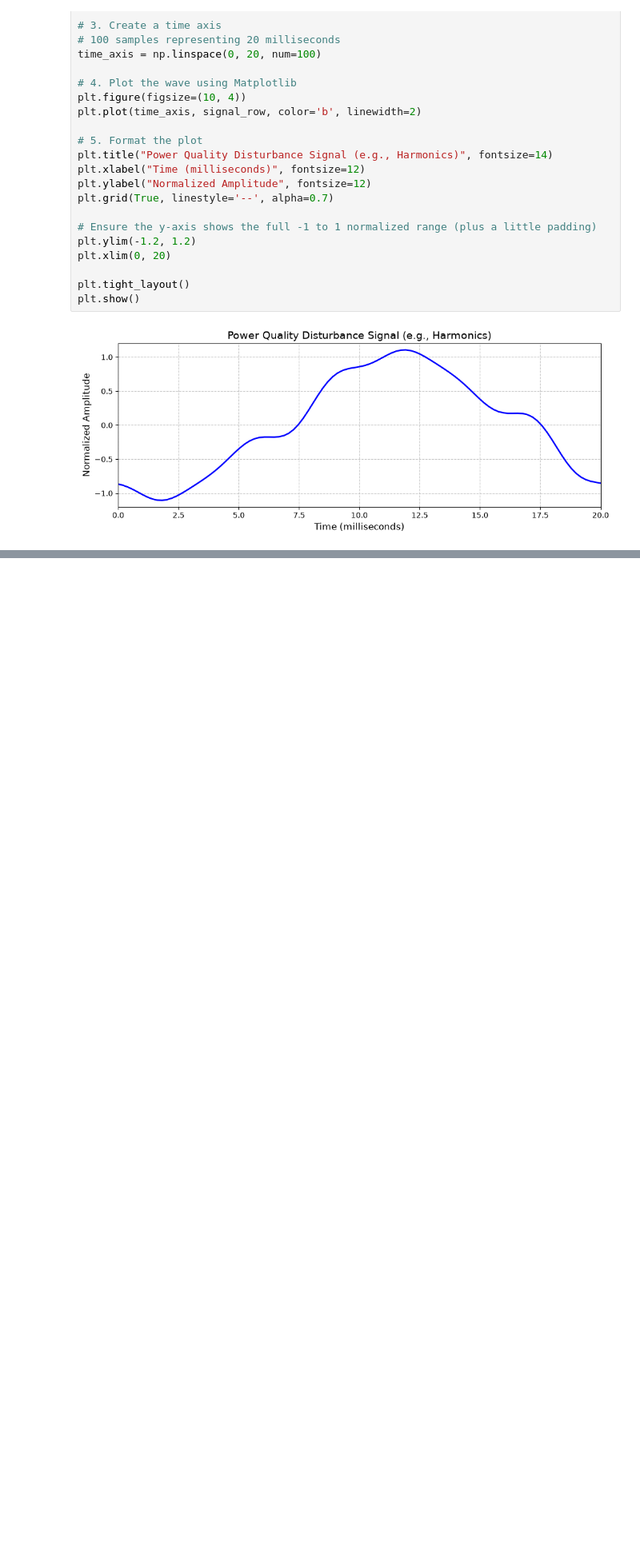
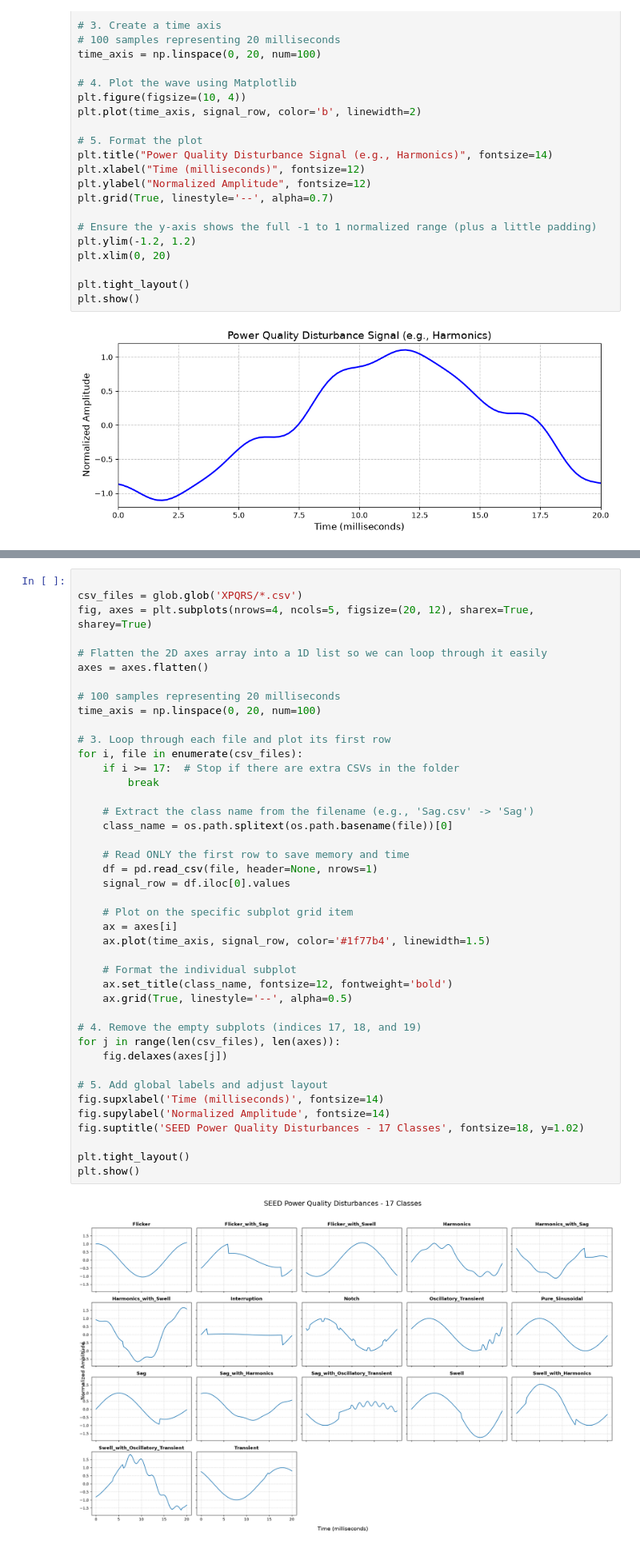
Before and after one commit to SorbieuRnk/PowerQualityDisturbancesClassification, a Jupyter notebook: project.ipynb, the cells around one changed output, grey strips where cells are left out. Shown at 80% size. Drawn from its saved outputs; the diff is of its cells as text; blank space fills up the shorter version.

```diff
--- a/project.ipynb
+++ b/project.ipynb
@@ -131,0 +143,44 @@ plt.show()
+# %%
+
+csv_files = glob.glob('XPQRS/*.csv')
+fig, axes = plt.subplots(nrows=4, ncols=5, figsize=(20, 12), sharex=True, sharey=True)
+
+# Flatten the 2D axes array into a 1D list so we can loop through it easily
+axes = axes.flatten()
+
+# 100 samples representing 20 milliseconds
+time_axis = np.linspace(0, 20, num=100)
+
+# 3. Loop through each file and plot its first row
+for i, file in enumerate(csv_files):
+    if i >= 17:  # Stop if there are extra CSVs in the folder
+        break
+
+    # Extract the class name from the filename (e.g., 'Sag.csv' -> 'Sag')
+    class_name = os.path.splitext(os.path.basename(file))[0]
+
+    # Read ONLY the first row to save memory and time
+    df = pd.read_csv(file, header=None, nrows=1)
+    signal_row = df.iloc[0].values
+
+    # Plot on the specific subplot grid item
+    ax = axes[i]
+    ax.plot(time_axis, signal_row, color='#1f77b4', linewidth=1.5)
+
+    # Format the individual subplot
+    ax.set_title(class_name, fontsize=12, fontweight='bold')
+    ax.grid(True, linestyle='--', alpha=0.5)
+
+# 4. Remove the empty subplots (indices 17, 18, and 19)
+for j in range(len(csv_files), len(axes)):
+    fig.delaxes(axes[j])
+
+# 5. Add global labels and adjust layout
+fig.supxlabel('Time (milliseconds)', fontsize=14)
+fig.supylabel('Normalized Amplitude', fontsize=14)
+fig.suptitle('SEED Power Quality Disturbances - 17 Classes', fontsize=18, y=1.02)
+
+plt.tight_layout()
+plt.show()
+# %% [output]
+[figure, added]
```
Also changed, not shown: parts of 11 cells of this notebook, 1 other file.
